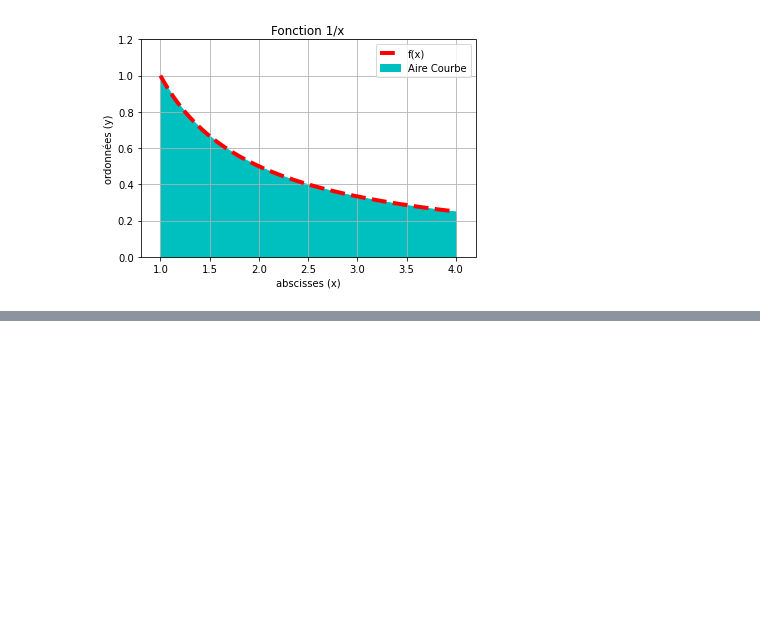
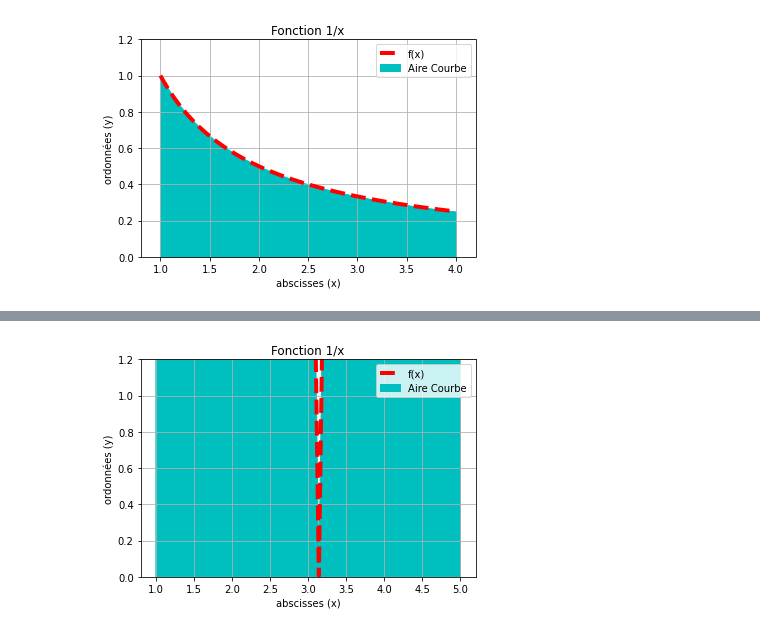
Before and after one commit to Hyro9533/sharing-code, a Jupyter notebook: TP2.ipynb, the cells around one changed output, grey strips where cells are left out. Drawn from its saved outputs; the diff is of its cells as text; code cells hidden in the pictures; blank space fills up the shorter version.

```diff
--- a/TP2.ipynb
+++ b/TP2.ipynb
@@ -61,0 +77,16 @@ Ainsi que ses bornes
+# %%
+def functionOriginal(x):
+    return 1/x
+
+def functionOriginalPrinter():
+    return "1/x"
+
+def functionSecond(x):
+    return 30*abs(np.sin(x))
+
+def functionSecondPrinter():
+    return "30.abs(sin(x))"
+
+resetPrinter()
+print(Back.GREEN + Fore.BLACK +"Tous les calculs seront arrondies à 10**-4.")
+resetPrinter()
@@ -379,0 +580,10 @@ WIP
+# %%
+borneA,borneB = queryTerminal()
+
+print(Style.BRIGHT + Fore.BLACK +"Fonction Entrée : ",functionSecondPrinter(), " avec les bornes A et B respectivement : ",borneA, " & ",borneB)
+
+functionIntegrate,calculError = quad(functionSecond, borneA, borneB)
+
+jumpPrinter(1,True)
+print(Fore.BLUE + "Fonction Intégrée : ", round(functionIntegrate,4))
+resetPrinter()
@@ -379,0 +610,13 @@ WIP
+# %%
+plt.grid()
+plt.plot(np.linspace (borneA , borneB , 100) , functionSecond(np.linspace (borneA , borneB , 100)) ,"r--",linewidth= "4" ) # courbe trac ée en rouge
+plt.xlabel("abscisses (x)") # mettre un nom à l’axe des abscisses
+plt.ylabel("ordonnées (y)") # mettre un nom à l’axe des ordonn ées
+plt.title("Fonction 1/x") # mettre un titre à la figure
+plt.xlim(borneA-0.2,borneB+0.2)
+plt.ylim(0,1.2)
+plt.fill_between(np.linspace (borneA , borneB , 100),functionSecond(np.linspace (borneA , borneB , 100)),0,color='c')
+plt.legend(["f(x)", "Aire Courbe"]) # donne une lé gende au graphique
+plt.show()
+# %% [output]
+[figure, added]
```
Also changed, not shown: parts of 32 cells of this notebook.
